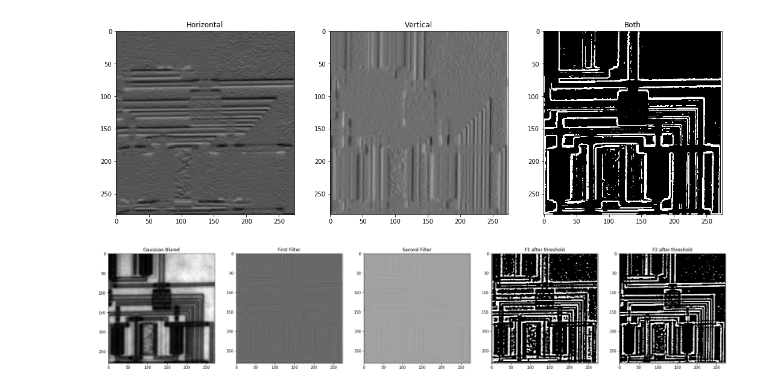
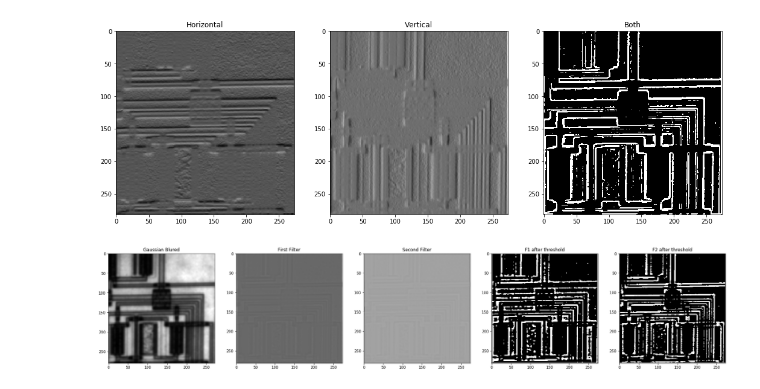
Before and after one commit to ahmedx3/Image-Processing-Labs, a Jupyter notebook: Lab5-Edge-Detection/Lab_Edge_Detection_STD.ipynb, the cells around one changed output. Drawn from its saved outputs; the diff is of its cells as text; code cells hidden in the pictures.

```diff
--- a/Lab5-Edge-Detection/Lab_Edge_Detection_STD.ipynb
+++ b/Lab5-Edge-Detection/Lab_Edge_Detection_STD.ipynb
@@ -100,7 +100,7 @@ imgsArray = []
 labelArray = []
 
 # Applying gaussian filter
-bluredImg = gaussian(img,1.5)
+bluredImg = gaussian(img,1.8)
 
 f1 = np.array([
     [-1,-1,-1],
@@ -108,34 +108,34 @@ f1 = np.array([
     [-1,-1,-1]
 ])
 
 f2 = np.array([
     [0,1,0],
     [1,-4,1],
     [0,1,0]
 ])
 
 imgsArray.append(bluredImg)
 labelArray.append("Gaussian Blured")
 
 img_f1 = convolve2d(bluredImg,f1)
 img_f2 = convolve2d(bluredImg,f2)
 
 imgsArray.append(img_f1)
 labelArray.append("First Filter")
 imgsArray.append(img_f2)
 labelArray.append("Second Filter")
 
 img_f1_after_threshold = img_f1 > 0.03
 img_f2_after_threshold = img_f2 > 0.01
 
 imgsArray.append(img_f1_after_threshold)
 labelArray.append("F1 after threshold")
 imgsArray.append(img_f2_after_threshold)
 labelArray.append("F2 after threshold")
 
 show_images(imgsArray,labelArray)
 # %% [output]
-[figure, old version]
+[figure, new version]
 # %%
 '''
 Optional
```
